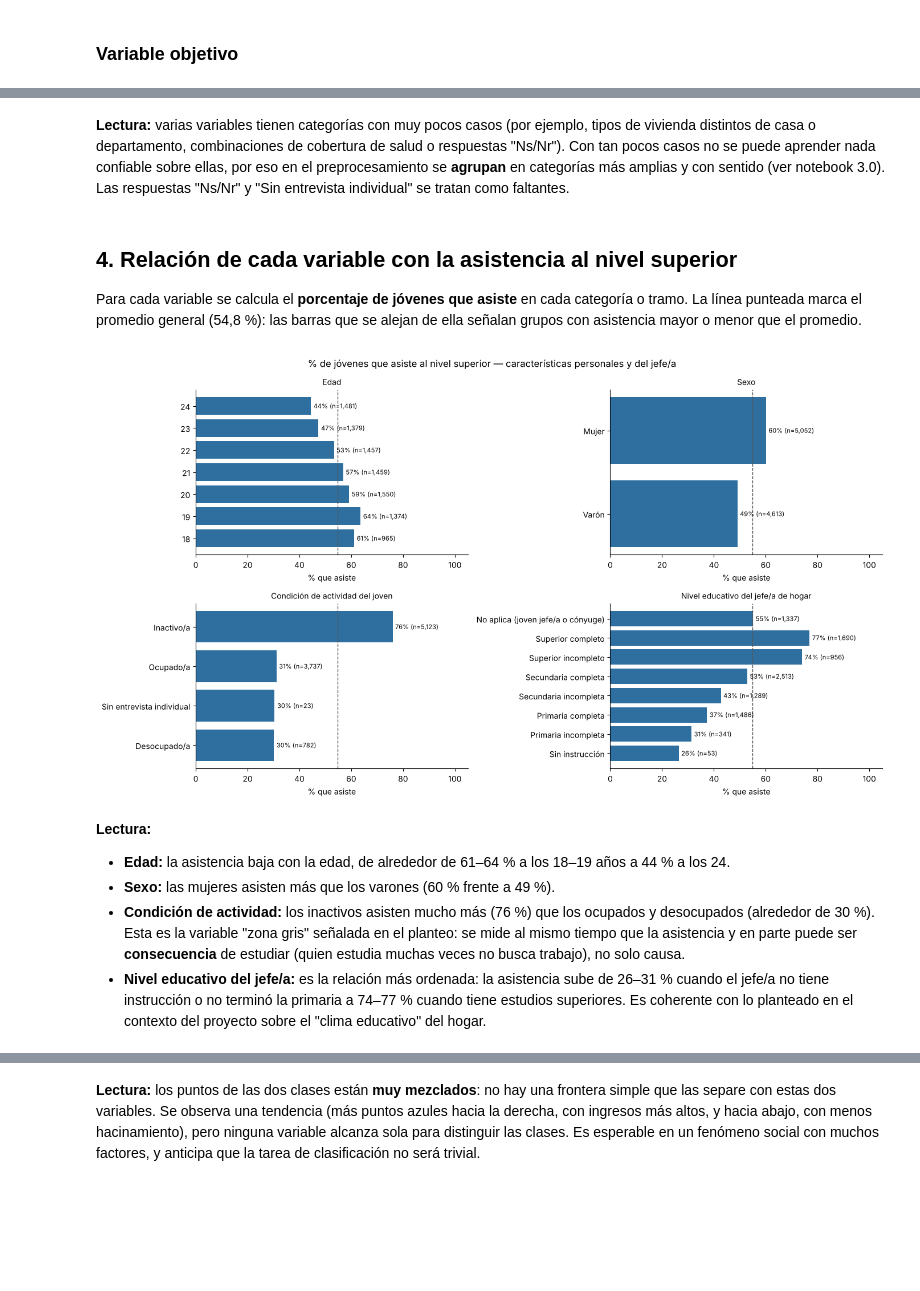
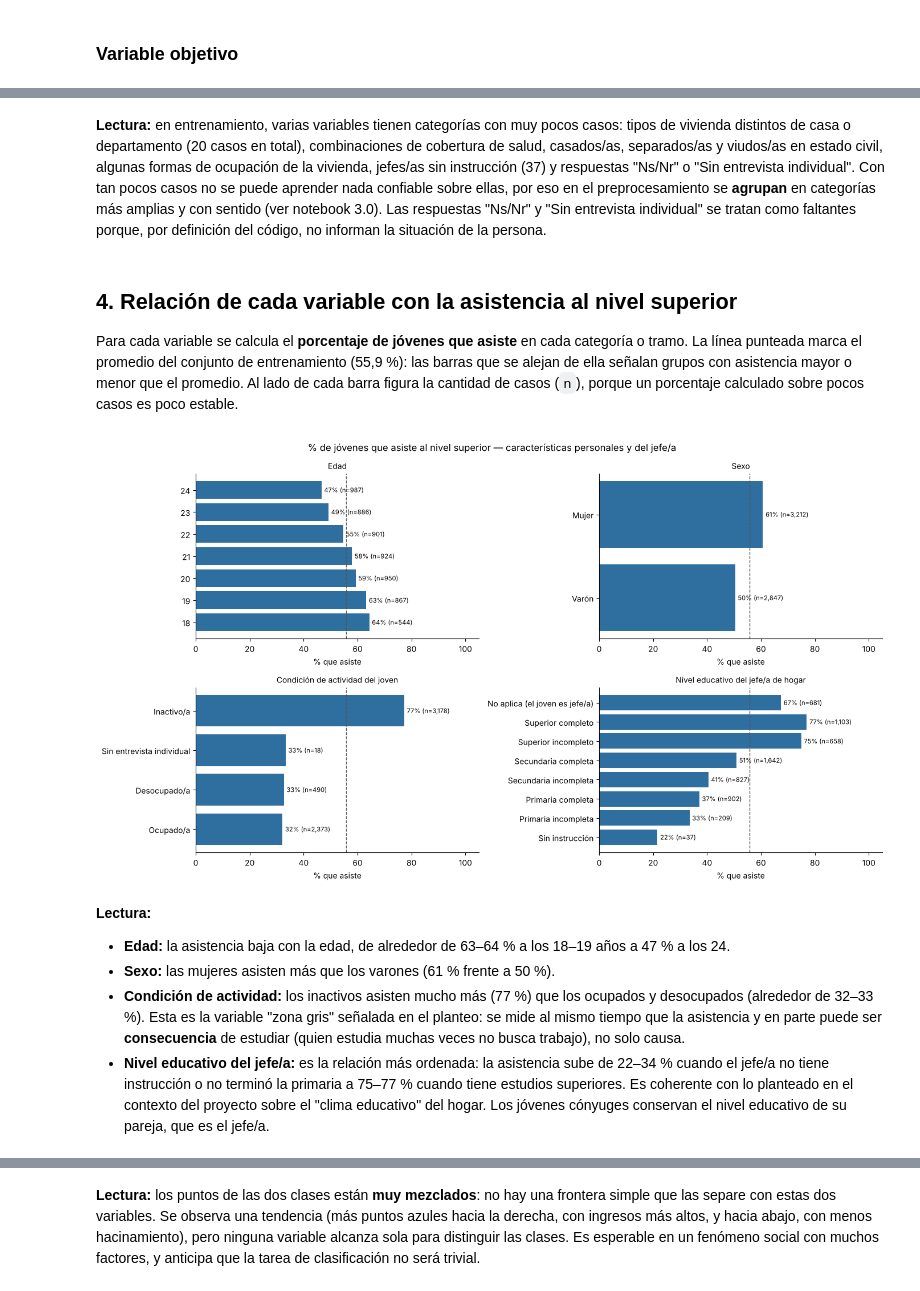
Before and after one commit to Elizabet866/prediccion-asistencia-nivel-superior-eph, a Jupyter notebook: notebooks/2.0-lei-analisis-exploratorio.ipynb, the cells around one changed output, grey strips where cells are left out. Saved outputs shown, nothing was run; the diff lists cells and outputs as text; code cells hidden in the pictures; blank space fills up the shorter version.

```diff
--- a/notebooks/2.0-lei-analisis-exploratorio.ipynb
+++ b/notebooks/2.0-lei-analisis-exploratorio.ipynb
@@ -26,8 +30,10 @@ import matplotlib.pyplot as plt
 
 pd.set_option("display.max_columns", 40)
 
-# Dataset con una fila por joven (salida de la notebook 1.0)
-datos = pd.read_csv("../data/processed/eph_jovenes_asistencia_superior.csv")
+# Dataset con una fila por joven (salida de la notebook 1.0); se conserva solo el conjunto de entrenamiento
+completo = pd.read_csv("../data/processed/eph_jovenes_asistencia_superior.csv")
+print(completo["particion"].value_counts().to_string())
+datos = completo[completo["particion"] == "entrenamiento"].reset_index(drop=True)
 OBJETIVO = "asiste_superior"
 FIGURAS = "../reports/figures/"
 
@@ -57,7 +63,7 @@ ETIQUETAS = {
 
 def con_etiquetas(columna):
     # Devuelve la columna con los códigos reemplazados por su significado (los vacíos quedan como "No aplica")
-    return datos[columna].map(ETIQUETAS[columna]).fillna("No aplica (joven jefe/a o cónyuge)") \
+    return datos[columna].map(ETIQUETAS[columna]).fillna("No aplica (el joven es jefe/a)") \
         if columna.startswith("jefe_") else datos[columna].map(ETIQUETAS[columna])
 
 datos.shape
@@ -135,4 +143,5 @@ Se usan **histogramas** para ver la forma de cada distribución (si es simétric
 # %%
-numericas = ["edad", "personas_hogar", "menores_10_hogar", "personas_por_ambiente", "ingreso_resto_hogar_pc"]
+# Resumen estadístico de las variables numéricas (el ingreso se analiza como percentil dentro del trimestre)
+numericas = ["edad", "personas_hogar", "menores_10_hogar", "personas_por_ambiente", "percentil_ingreso_resto"]
 datos[numericas].describe().round(2)
 # %% [output]
@@ -204,6 +213,10 @@ Las **tablas de frecuencia** muestran cuántos casos hay en cada categoría. Sir
 # %%
+# Tablas de frecuencia de cada variable categórica, con etiquetas
 categoricas = ["sexo", "parentesco_jefe", "estado_civil", "cobertura_salud", "lugar_nacimiento", "condicion_actividad",
-               "tipo_vivienda", "tenencia_vivienda", "jefe_nivel_educativo", "jefe_sexo", "jefe_condicion_actividad", "region"]
+               "tipo_vivienda", "tenencia_vivienda", "situacion_ingreso_resto", "jefe_nivel_educativo", "jefe_sexo",
+               "jefe_condicion_actividad", "region"]
+ETIQUETAS["situacion_ingreso_resto"] = {"positivo": "Positivo", "sin_respuesta": "Sin respuesta",
+                                        "no_aplica_vive_solo": "No aplica (vive solo)", "cero_observado": "Cero observado"}
 
 for col in categoricas:
     tabla = con_etiquetas(col).value_counts()
@@ -257,9 +269,9 @@ pd.DataFrame(poco_frecuentes)
 # %% [markdown]
-**Lectura:** varias variables tienen categorías con muy pocos casos (por ejemplo, tipos de vivienda distintos de casa o departamento, combinaciones de cobertura de salud o respuestas "Ns/Nr"). Con tan pocos casos no se puede aprender nada confiable sobre ellas, por eso en el preprocesamiento se **agrupan** en categorías más amplias y con sentido (ver notebook 3.0). Las respuestas "Ns/Nr" y "Sin entrevista individual" se tratan como faltantes.
+**Lectura:** en entrenamiento, varias variables tienen categorías con muy pocos casos: tipos de vivienda distintos de casa o departamento (20 casos en total), combinaciones de cobertura de salud, casados/as, separados/as y viudos/as en estado civil, algunas formas de ocupación de la vivienda, jefes/as sin instrucción (37) y respuestas "Ns/Nr" o "Sin entrevista individual". Con tan pocos casos no se puede aprender nada confiable sobre ellas, por eso en el preprocesamiento se **agrupan** en categorías más amplias y con sentido (ver notebook 3.0). Las respuestas "Ns/Nr" y "Sin entrevista individual" se tratan como faltantes porque, por definición del código, no informan la situación de la persona.
 # %% [markdown]
 ## 4. Relación de cada variable con la asistencia al nivel superior
 
-Para cada variable se calcula el **porcentaje de jóvenes que asiste** en cada categoría o tramo. La línea punteada marca el promedio general (54,8 %): las barras que se alejan de ella señalan grupos con asistencia mayor o menor que el promedio.
+Para cada variable se calcula el **porcentaje de jóvenes que asiste** en cada categoría o tramo. La línea punteada marca el promedio del conjunto de entrenamiento (55,9 %): las barras que se alejan de ella señalan grupos con asistencia mayor o menor que el promedio. Al lado de cada barra figura la cantidad de casos (`n`), porque un porcentaje calculado sobre pocos casos es poco estable.
 # %%
 promedio = datos[OBJETIVO].mean() * 100
 
@@ -277,24 +289,25 @@ def grafico_asistencia(serie, titulo, eje, orden=None):
     eje.spines[["top", "right"]].set_visible(False)
     return tabla
 # %%
+# % que asiste según edad, sexo, condición de actividad y nivel educativo del jefe/a
 fig, ejes = plt.subplots(2, 2, figsize=(14, 8))
 grafico_asistencia(datos["edad"], "Edad", ejes[0, 0], orden=list(range(18, 25)))
 grafico_asistencia(con_etiquetas("sexo"), "Sexo", ejes[0, 1])
 grafico_asistencia(con_etiquetas("condicion_actividad"), "Condición de actividad del joven", ejes[1, 0])
 grafico_asistencia(con_etiquetas("jefe_nivel_educativo"), "Nivel educativo del jefe/a de hogar", ejes[1, 1],
                    orden=["Sin instrucción", "Primaria incompleta", "Primaria completa", "Secundaria incompleta",
                           "Secundaria completa", "Superior incompleto", "Superior completo",
-                          "No aplica (joven jefe/a o cónyuge)"])
+                          "No aplica (el joven es jefe/a)"])
 plt.suptitle("% de jóvenes que asiste al nivel superior — características personales y del jefe/a", fontsize=12)
 plt.tight_layout()
 plt.savefig(FIGURAS + "eda_asistencia_personales.png", dpi=110)
 # %% [output]
-[figure, old version]
+[figure, new version]
 # %% [markdown]
 **Lectura:**
 
-- **Edad:** la asistencia baja con la edad, de alrededor de 61–64 % a los 18–19 años a 44 % a los 24.
-- **Sexo:** las mujeres asisten más que los varones (60 % frente a 49 %).
-- **Condición de actividad:** los inactivos asisten mucho más (76 %) que los ocupados y desocupados (alrededor de 30 %). Esta es la variable "zona gris" señalada en el planteo: se mide al mismo tiempo que la asistencia y en parte puede ser **consecuencia** de estudiar (quien estudia muchas veces no busca trabajo), no solo causa.
-- **Nivel educativo del jefe/a:** es la relación más ordenada: la asistencia sube de 26–31 % cuando el jefe/a no tiene instrucción o no terminó la primaria a 74–77 % cuando tiene estudios superiores. Es coherente con lo planteado en el contexto del proyecto sobre el "clima educativo" del hogar.
+- **Edad:** la asistencia baja con la edad, de alrededor de 63–64 % a los 18–19 años a 47 % a los 24.
+- **Sexo:** las mujeres asisten más que los varones (61 % frente a 50 %).
+- **Condición de actividad:** los inactivos asisten mucho más (77 %) que los ocupados y desocupados (alrededor de 32–33 %). Esta es la variable "zona gris" señalada en el planteo: se mide al mismo tiempo que la asistencia y en parte puede ser **consecuencia** de estudiar (quien estudia muchas veces no busca trabajo), no solo causa.
+- **Nivel educativo del jefe/a:** es la relación más ordenada: la asistencia sube de 22–34 % cuando el jefe/a no tiene instrucción o no terminó la primaria a 75–77 % cuando tiene estudios superiores. Es coherente con lo planteado en el contexto del proyecto sobre el "clima educativo" del hogar. Los jóvenes cónyuges conservan el nivel educativo de su pareja, que es el jefe/a.
 # %%
```
Also changed, not shown: parts of 25 cells of this notebook, 2 other files.
